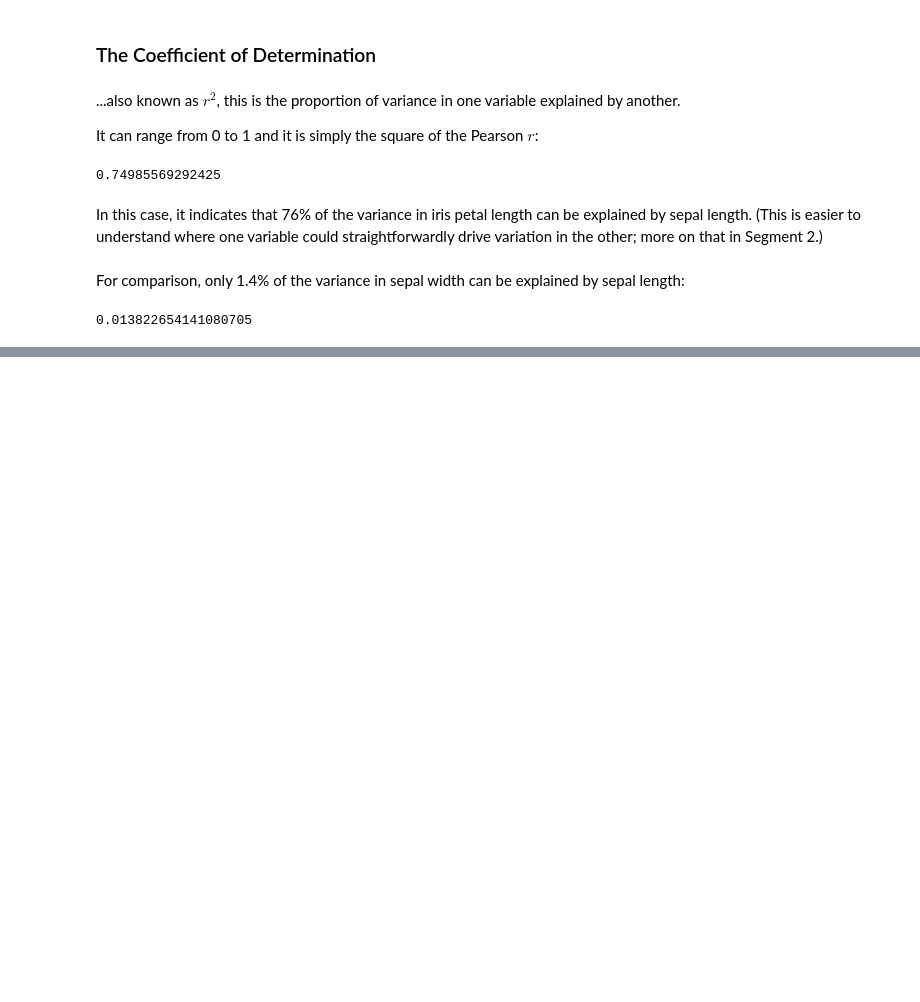
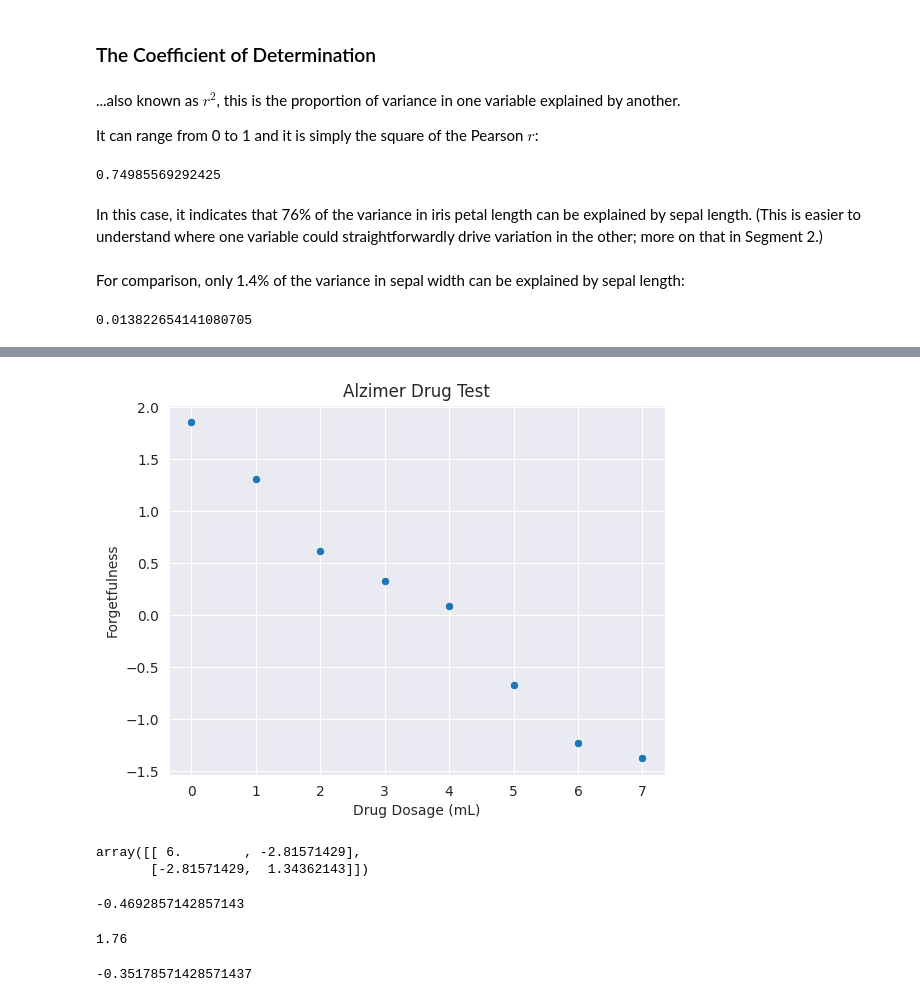
Before and after one commit to Krisho1/Machine-Learning-Foundations-Math-Probability-Statistics-and-Computer-Science-Python-Codes-, a Jupyter notebook: statistics.ipynb, the cells around one changed output, grey strips where cells are left out. Drawn from its saved outputs; the diff is of its cells as text; code cells hidden in the pictures; blank space fills up the shorter version.

```diff
--- a/statistics.ipynb
+++ b/statistics.ipynb
@@ -956,0 +1025,26 @@ st.pearsonr(iris.sepal_length, iris.sepal_width)[0]**2
+# %%
+x = np.array([0, 1, 2, 3, 4, 5, 6, 7.])
+y = np.array([1.86, 1.31, .62, .33, .09, -.67, -1.23, -1.37])
+# %%
+sns.scatterplot(x=x,y=y)
+plt.title('Alzimer Drug Test')
+plt.xlabel('Drug Dosage (mL)')
+_=plt.ylabel('Forgetfulness')
+# %% [output]
+[figure, added]
+# %%
+cov_mat = np.cov(x, y)
+cov_mat
+# %% [output]
+array([[ 6.        , -2.81571429],
+       [-2.81571429,  1.34362143]])
+# %%
+beta1 = cov_mat[0,1]/cov_mat[0,0]
+beta1
+# %% [output]
+-0.4692857142857143
+# %%
+beta0 = y.mean() - beta1*x.mean()
+beta0
+# %% [output]
+1.76
@@ -956,0 +1056,5 @@ st.pearsonr(iris.sepal_length, iris.sepal_width)[0]**2
+# %%
+y_i = beta0 + beta1*x_i
+y_i
+# %% [output]
+-0.35178571428571437
```
Also changed, not shown: parts of 55 cells of this notebook.
